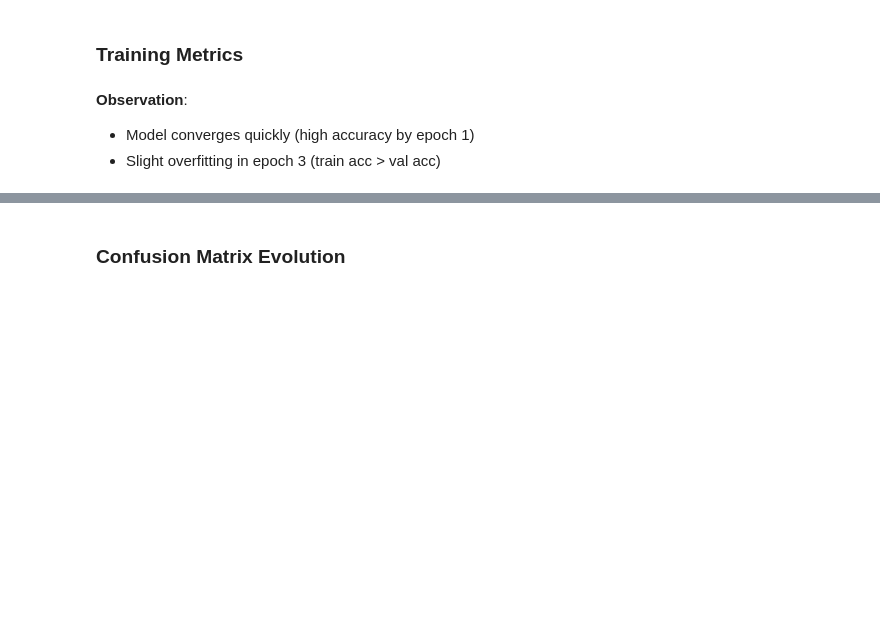
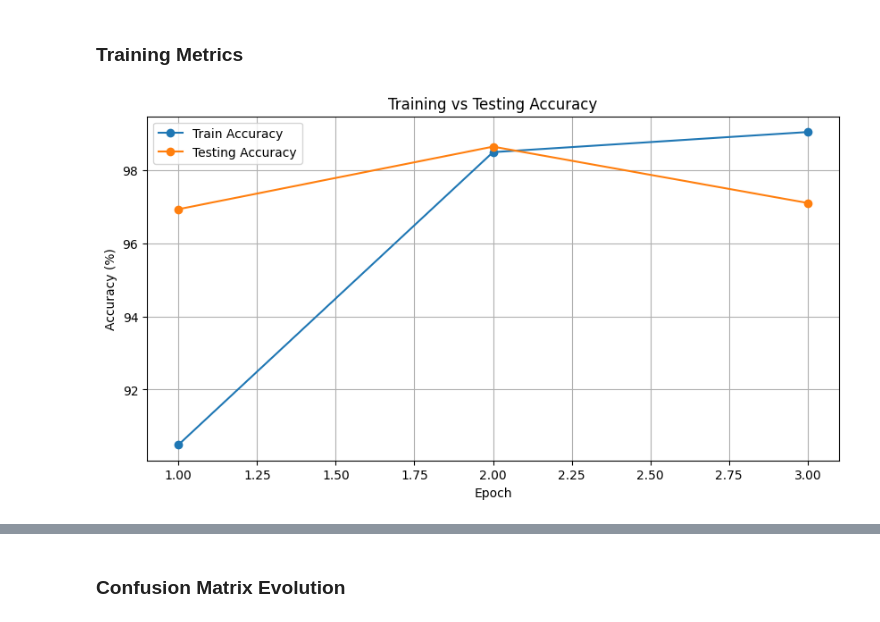
Before and after one commit to meerasanj/brain-tumor-ml-pipeline, a Jupyter notebook: notebooks/EDA.ipynb, the cells around one changed output, grey strips where cells are left out. Cells and saved outputs as stored; diff of their text form; code cells hidden in the pictures; blank space fills up the shorter version.

Commit message:
updated model perf analysis for EDA

```diff
--- a/notebooks/EDA.ipynb
+++ b/notebooks/EDA.ipynb
@@ -123,19 +123,17 @@ plt.show()
 # %%
 epochs = [1, 2, 3]
 train_acc = [90.49, 98.49, 99.04]
-val_acc = [96.93, 98.64, 97.10]
+test_acc = [96.93, 98.64, 97.10]
 
 plt.figure(figsize=(10, 5))
 plt.plot(epochs, train_acc, label="Train Accuracy", marker="o")
-plt.plot(epochs, val_acc, label="Validation Accuracy", marker="o")
+plt.plot(epochs, test_acc, label="Testing Accuracy", marker="o")
 plt.xlabel("Epoch")
 plt.ylabel("Accuracy (%)")
-plt.title("Training vs Validation Accuracy")
+plt.title("Training vs Testing Accuracy")
 plt.legend()
 plt.grid()
 plt.savefig("accuracy_curve.png", bbox_inches="tight")
 plt.show()
+# %% [output]
+[figure, added]
-# %% [markdown]
-**Observation**:
-- Model converges quickly (high accuracy by epoch 1)
-- Slight overfitting in epoch 3 (train acc > val acc)
```
Also changed, not shown: parts of 4 cells of this notebook, 2 other files.
